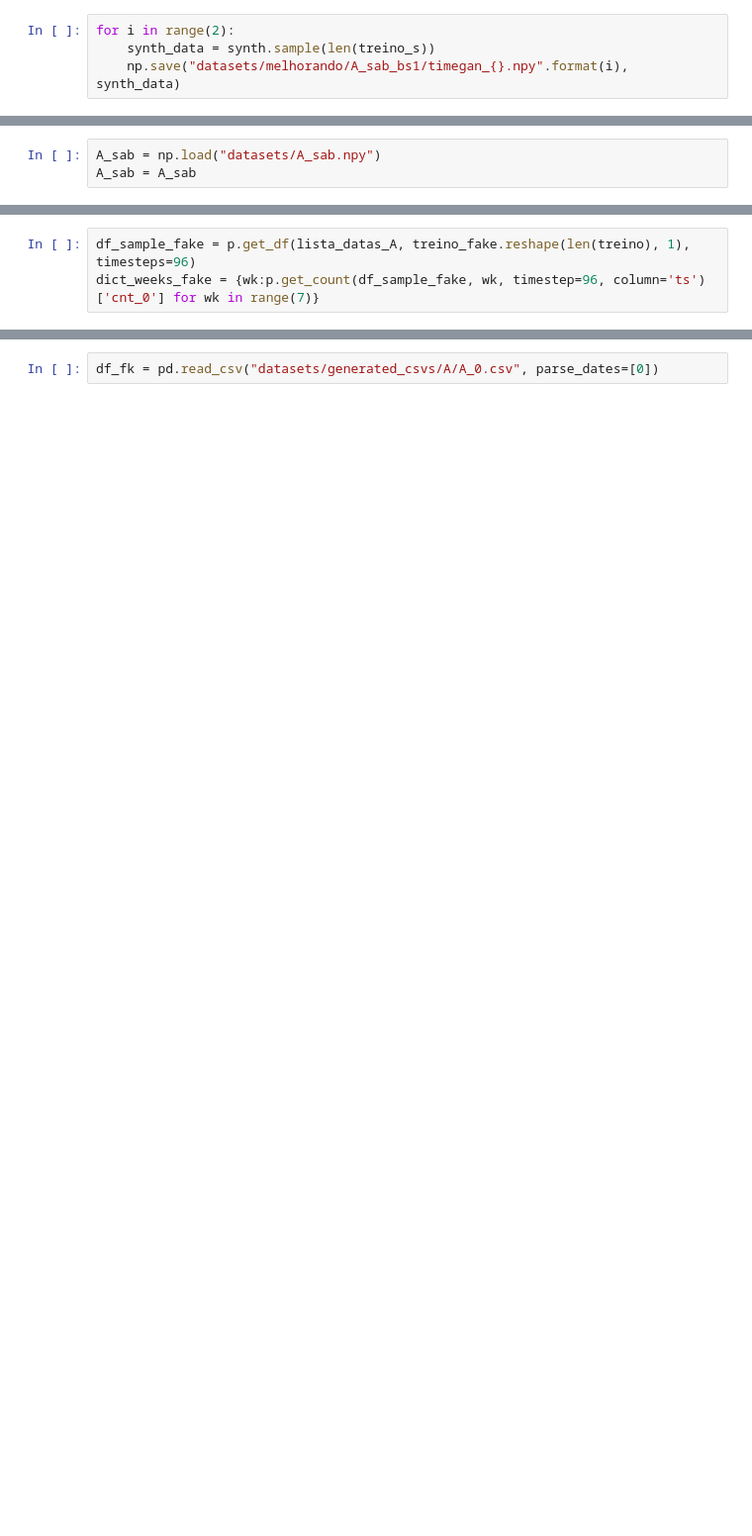
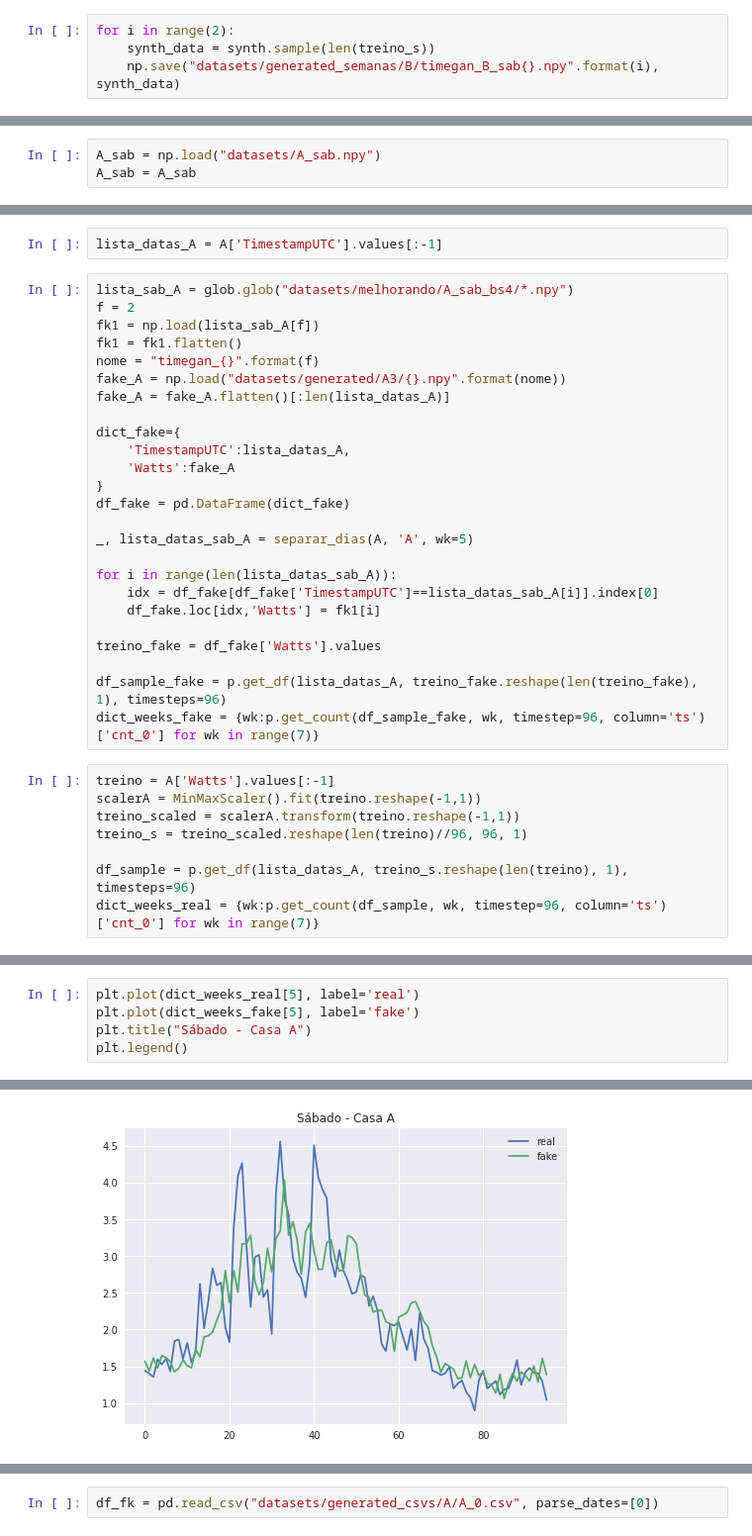
Before and after one commit to ifribeiro/consumo_casas, a Jupyter notebook: gans_casas.ipynb, the cells around one changed output, grey strips where cells are left out. Shown at 99% size. Saved outputs shown, nothing was run; the diff lists cells and outputs as text; blank space fills up the shorter version.

```diff
--- a/gans_casas.ipynb
+++ b/gans_casas.ipynb
@@ -230,7 +242,7 @@ synth = TimeGAN.load("modelos/casa_A_sab_bs1.pkl")
 # %%
 for i in range(2):
     synth_data = synth.sample(len(treino_s))
-    np.save("datasets/melhorando/A_sab_bs1/timegan_{}.npy".format(i), synth_data)
+    np.save("datasets/generated_semanas/B/timegan_B_sab{}.npy".format(i), synth_data)
 # %%
 treino_s = MinMaxScaler().fit_transform(treino.reshape(-1,1))
 treino_s = treino_s.reshape(treino.shape[0],1)
@@ -359,3 +352,35 @@ treino_fake = df_fake['Watts'].values
+# %%
+lista_datas_A = A['TimestampUTC'].values[:-1]
+# %%
+lista_sab_A = glob.glob("datasets/melhorando/A_sab_bs4/*.npy")
+f = 2
+fk1 = np.load(lista_sab_A[f])
+fk1 = fk1.flatten()
+nome = "timegan_{}".format(f)
+fake_A = np.load("datasets/generated/A3/{}.npy".format(nome))
+fake_A = fake_A.flatten()[:len(lista_datas_A)]
+
+dict_fake={
+    'TimestampUTC':lista_datas_A,
+    'Watts':fake_A
+}
+df_fake = pd.DataFrame(dict_fake)
+
+_, lista_datas_sab_A = separar_dias(A, 'A', wk=5)
+
+for i in range(len(lista_datas_sab_A)):
+    idx = df_fake[df_fake['TimestampUTC']==lista_datas_sab_A[i]].index[0]
+    df_fake.loc[idx,'Watts'] = fk1[i]
+
+treino_fake = df_fake['Watts'].values
+
+df_sample_fake = p.get_df(lista_datas_A, treino_fake.reshape(len(treino_fake), 1), timesteps=96)
+dict_weeks_fake = {wk:p.get_count(df_sample_fake, wk, timestep=96, column='ts')['cnt_0'] for wk in range(7)}
 # %%
-df_sample_fake = p.get_df(lista_datas_A, treino_fake.reshape(len(treino), 1), timesteps=96)
-dict_weeks_fake = {wk:p.get_count(df_sample_fake, wk, timestep=96, column='ts')['cnt_0'] for wk in range(7)}
+treino = A['Watts'].values[:-1]
+scalerA = MinMaxScaler().fit(treino.reshape(-1,1))
+treino_scaled = scalerA.transform(treino.reshape(-1,1))
+treino_s = treino_scaled.reshape(len(treino)//96, 96, 1)
+
+df_sample = p.get_df(lista_datas_A, treino_s.reshape(len(treino), 1), timesteps=96)
+dict_weeks_real = {wk:p.get_count(df_sample, wk, timestep=96, column='ts')['cnt_0'] for wk in range(7)}
@@ -363,0 +405,6 @@ dict_weeks_fake = {wk:p.get_count(df_sample_fake, wk, timestep=96, column='ts')[
+# %%
+plt.plot(dict_weeks_real[5], label='real')
+plt.plot(dict_weeks_fake[5], label='fake')
+plt.title("Sábado - Casa A")
+plt.legend()
+# %% [output]
@@ -363,0 +412 @@ dict_weeks_fake = {wk:p.get_count(df_sample_fake, wk, timestep=96, column='ts')[
+[figure, added]
```
Also changed, not shown: parts of 42 cells of this notebook.
